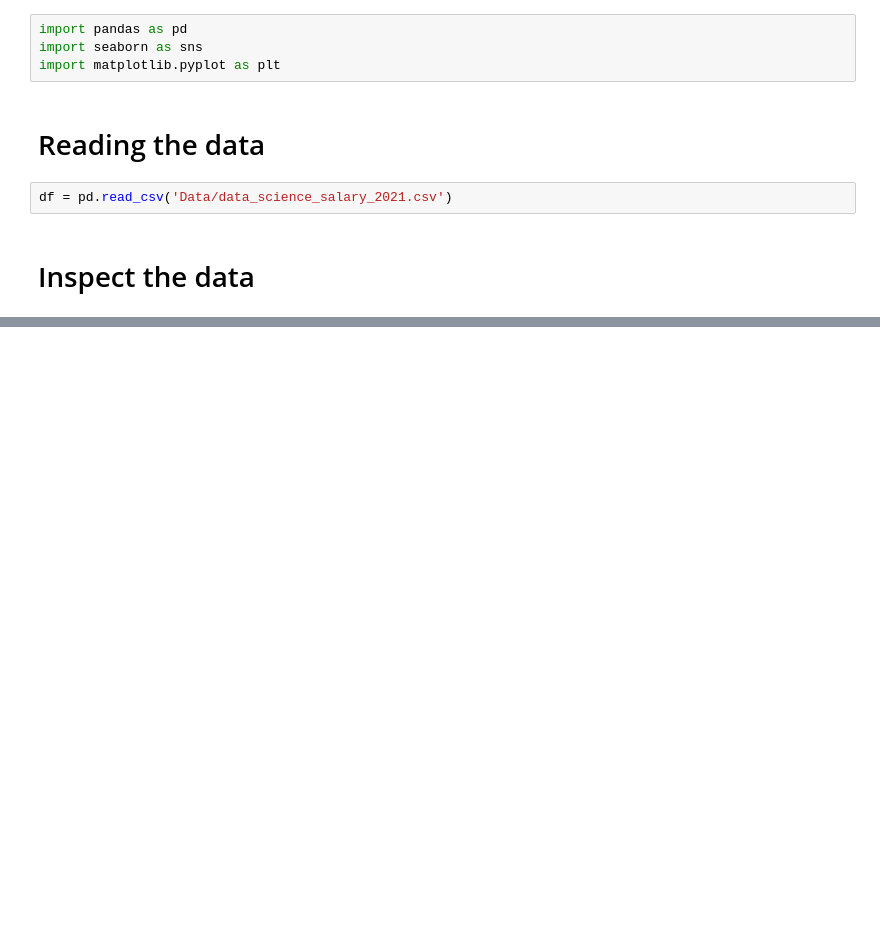
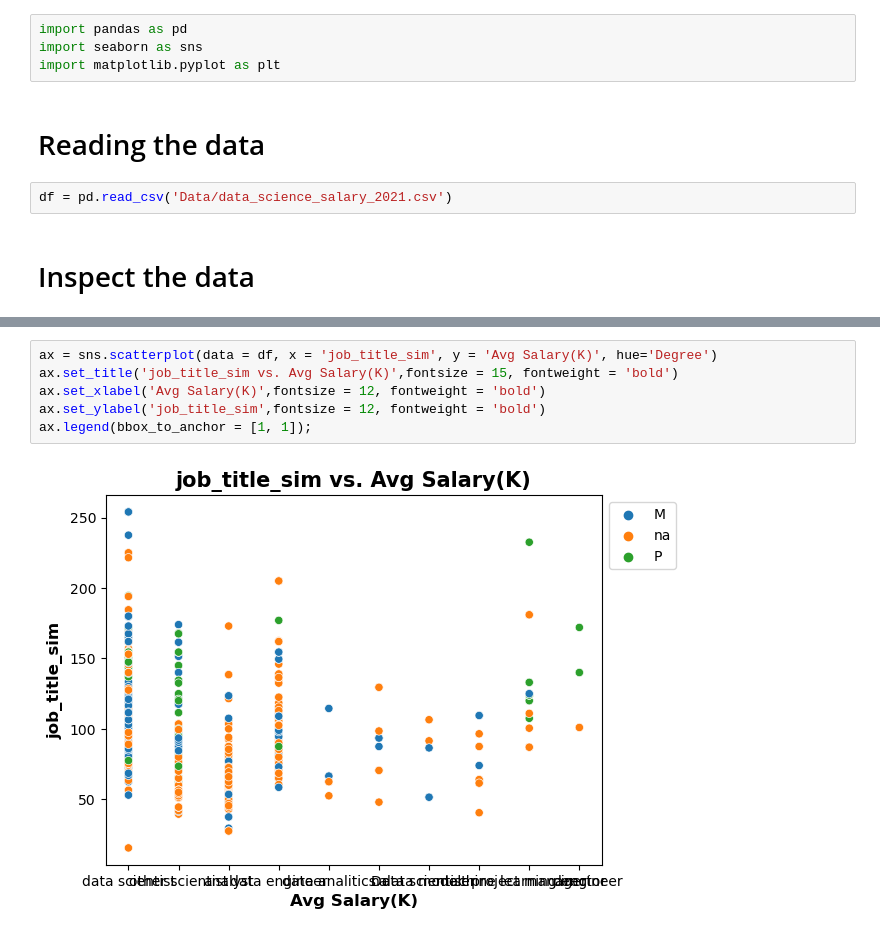
Before and after one commit to hansolothe3rd/10.10Wk13-Local-Workflow-Practice, a Jupyter notebook: CodeAlong.ipynb, the cells around one changed output, grey strips where cells are left out. Saved outputs shown, nothing was run; the diff lists cells and outputs as text; blank space fills up the shorter version.

```diff
--- a/CodeAlong.ipynb
+++ b/CodeAlong.ipynb
@@ -33,0 +50,8 @@ df.info()
+# %%
+ax = sns.scatterplot(data = df, x = 'job_title_sim', y = 'Avg Salary(K)', hue='Degree')
+ax.set_title('job_title_sim vs. Avg Salary(K)',fontsize = 15, fontweight = 'bold')
+ax.set_xlabel('Avg Salary(K)',fontsize = 12, fontweight = 'bold')
+ax.set_ylabel('job_title_sim',fontsize = 12, fontweight = 'bold')
+ax.legend(bbox_to_anchor = [1, 1]);
+# %% [output]
+[figure, added]
```
Also changed, not shown: parts of 10 cells of this notebook.
